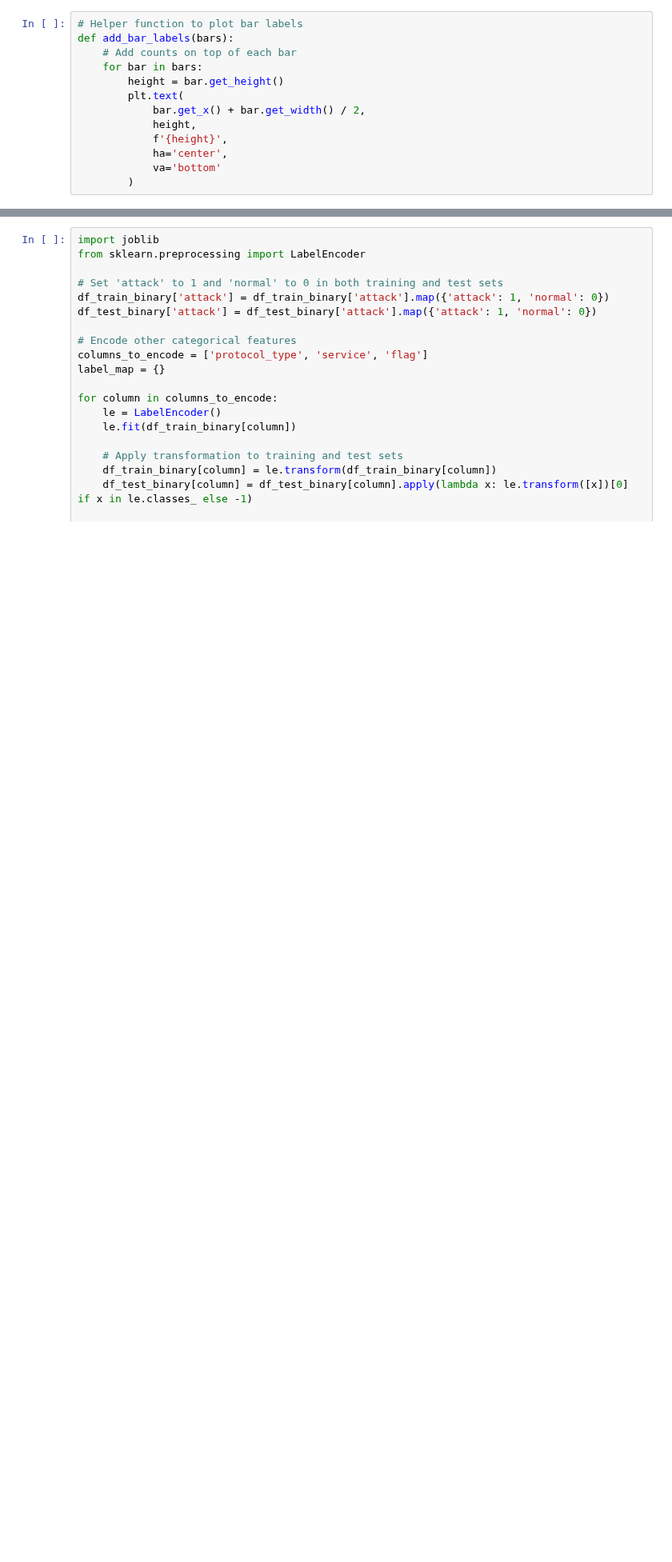
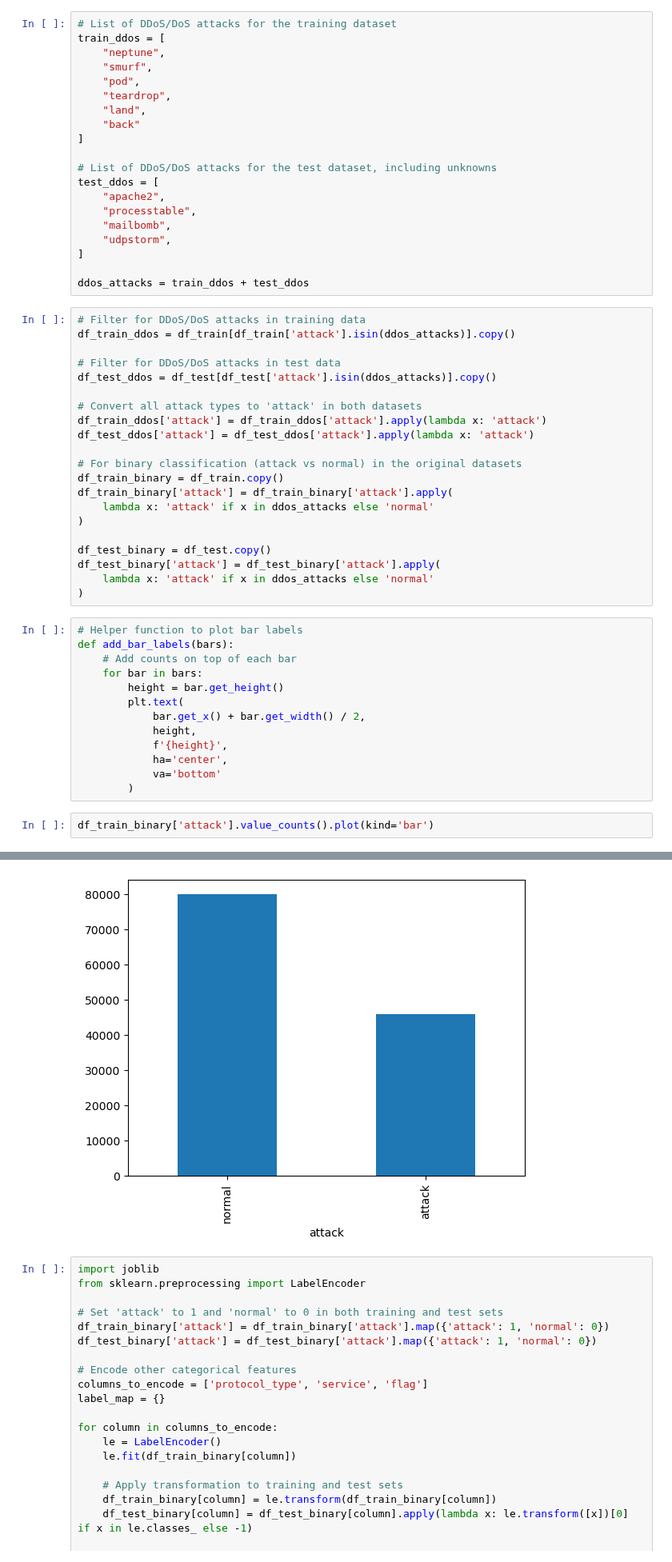
Before and after one commit to luisdavidgarcia/DDoS-Hybrid-Detection-System, a Jupyter notebook: notebooks/results_nsl-kdd_binary.ipynb, the cells around one changed output, grey strips where cells are left out. Shown at 80% size. Drawn from its saved outputs; the diff is of its cells as text; blank space fills up the shorter version.

```diff
--- a/notebooks/results_nsl-kdd_binary.ipynb
+++ b/notebooks/results_nsl-kdd_binary.ipynb
@@ -180,3 +168,44 @@ df_test_binary['attack'] = df_test_binary['attack'].apply(
+# %%
+# List of DDoS/DoS attacks for the training dataset
+train_ddos = [
+    "neptune",
+    "smurf",
+    "pod",
+    "teardrop",
+    "land",
+    "back"
+]
+
+# List of DDoS/DoS attacks for the test dataset, including unknowns
+test_ddos = [
+    "apache2",
+    "processtable",
+    "mailbomb",
+    "udpstorm",
+]
+
+ddos_attacks = train_ddos + test_ddos
+# %%
+# Filter for DDoS/DoS attacks in training data
+df_train_ddos = df_train[df_train['attack'].isin(ddos_attacks)].copy()
+
+# Filter for DDoS/DoS attacks in test data
+df_test_ddos = df_test[df_test['attack'].isin(ddos_attacks)].copy()
+
+# Convert all attack types to 'attack' in both datasets
+df_train_ddos['attack'] = df_train_ddos['attack'].apply(lambda x: 'attack')
+df_test_ddos['attack'] = df_test_ddos['attack'].apply(lambda x: 'attack')
+
+# For binary classification (attack vs normal) in the original datasets
+df_train_binary = df_train.copy()
+df_train_binary['attack'] = df_train_binary['attack'].apply(
+    lambda x: 'attack' if x in ddos_attacks else 'normal'
+)
+
+df_test_binary = df_test.copy()
+df_test_binary['attack'] = df_test_binary['attack'].apply(
+    lambda x: 'attack' if x in ddos_attacks else 'normal'
+)
 # %%
 # Helper function to plot bar labels
 def add_bar_labels(bars):
@@ -190,3 +219,6 @@ def add_bar_labels(bars):
             ha='center',
             va='bottom'
         )
+# %%
+df_train_binary['attack'].value_counts().plot(kind='bar')
+# %% [output]
@@ -193,3 +226,4 @@ def add_bar_labels(bars):
+[figure, added]
 # %%
 import joblib
 from sklearn.preprocessing import LabelEncoder
```
Also changed, not shown: parts of 22 cells of this notebook, 11 other files.
